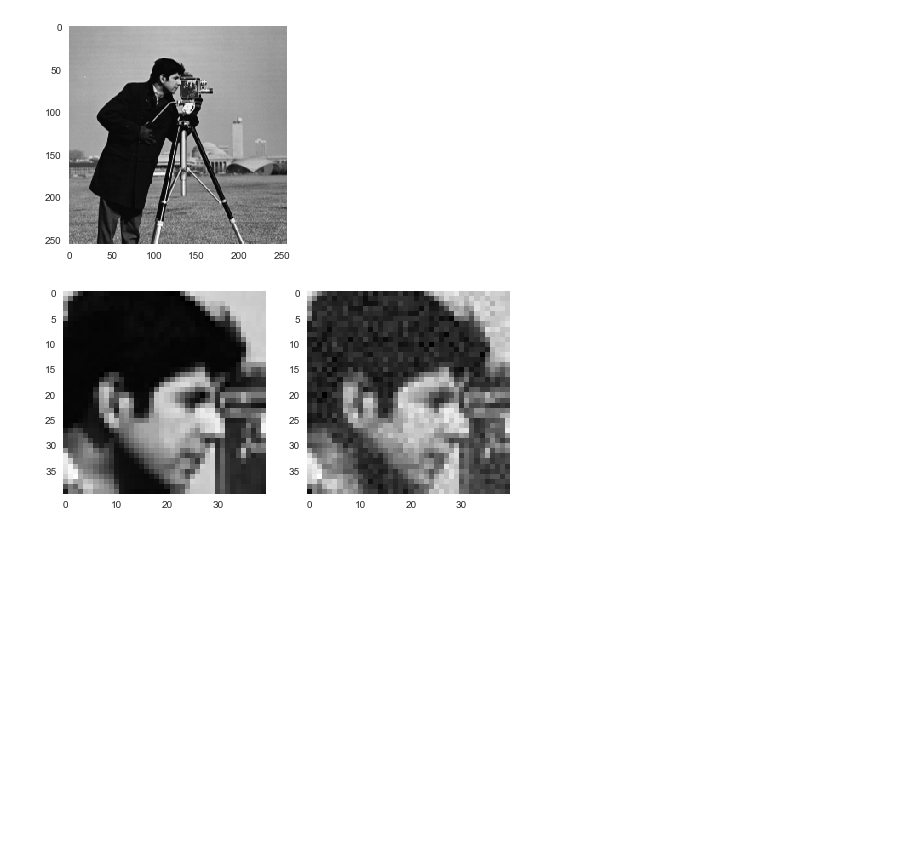
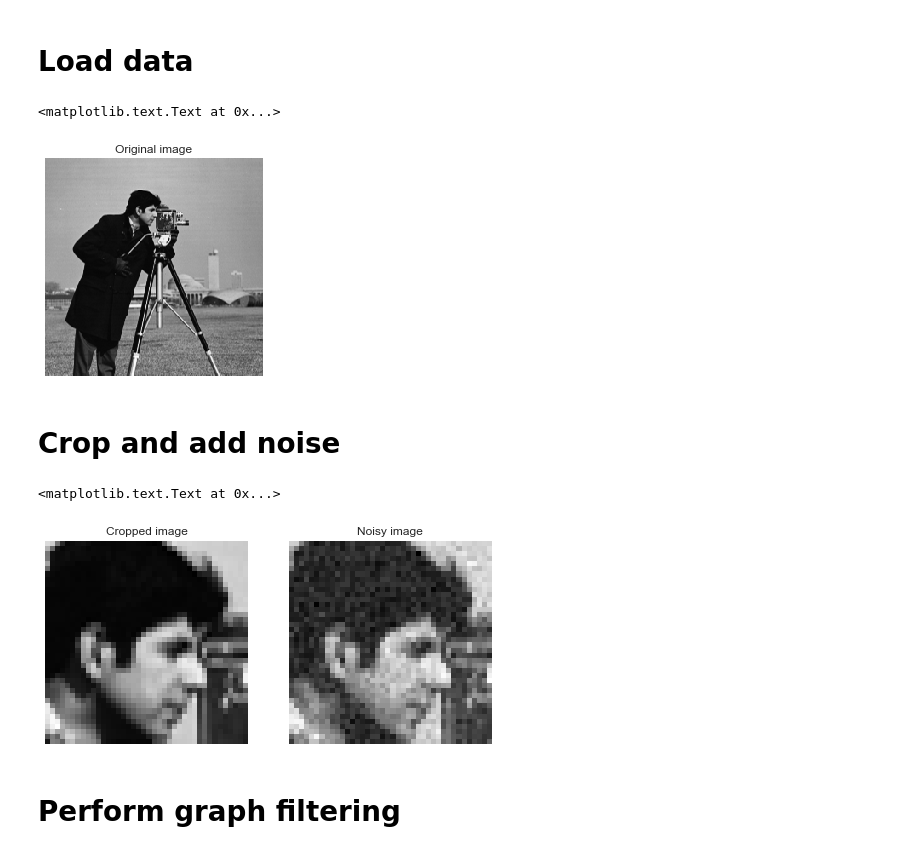
Before and after one commit to mdbartos/graph-signals, a Jupyter notebook: notebooks/tikhonov_regularization.ipynb, the cells around one changed output. Drawn from its saved outputs; the diff is of its cells as text; code cells hidden in the pictures; blank space fills up the shorter version.

```diff
--- a/notebooks/tikhonov_regularization.ipynb
+++ b/notebooks/tikhonov_regularization.ipynb
@@ -20,13 +15,22 @@ from skimage import img_as_float
 import graph3d
 
 %matplotlib inline
+# %% [markdown]
+# Load data
 # %%
 image = img_as_float(data.camera()[::2, ::2])
 # %%
+fig, ax = plt.subplots()
 plt.imshow(image, cmap='gray')
 plt.grid('off')
+ax.xaxis.set_ticks([])
+ax.yaxis.set_ticks([])
+ax.set_title('Original image')
 # %% [output]
+<matplotlib.text.Text at 0x...>
-[figure, old version]
+[figure, new version]
+# %% [markdown]
+# Crop and add noise
 # %%
 image = image[40:80, 100:140]
 noisy_image = image + 0.05*np.random.randn(*image.shape)
@@ -37,5 +41,14 @@ ax[0].imshow(image, cmap='gray')
 ax[1].imshow(noisy_image, cmap='gray')
 ax[0].grid('off')
 ax[1].grid('off')
+ax[0].xaxis.set_ticks([])
+ax[0].yaxis.set_ticks([])
+ax[1].xaxis.set_ticks([])
+ax[1].yaxis.set_ticks([])
+ax[0].set_title('Cropped image')
+ax[1].set_title('Noisy image')
 # %% [output]
+<matplotlib.text.Text at 0x...>
-[figure, old version]
+[figure, new version]
+# %% [markdown]
+# Perform graph filtering
```
Also changed, not shown: parts of 20 cells of this notebook.
